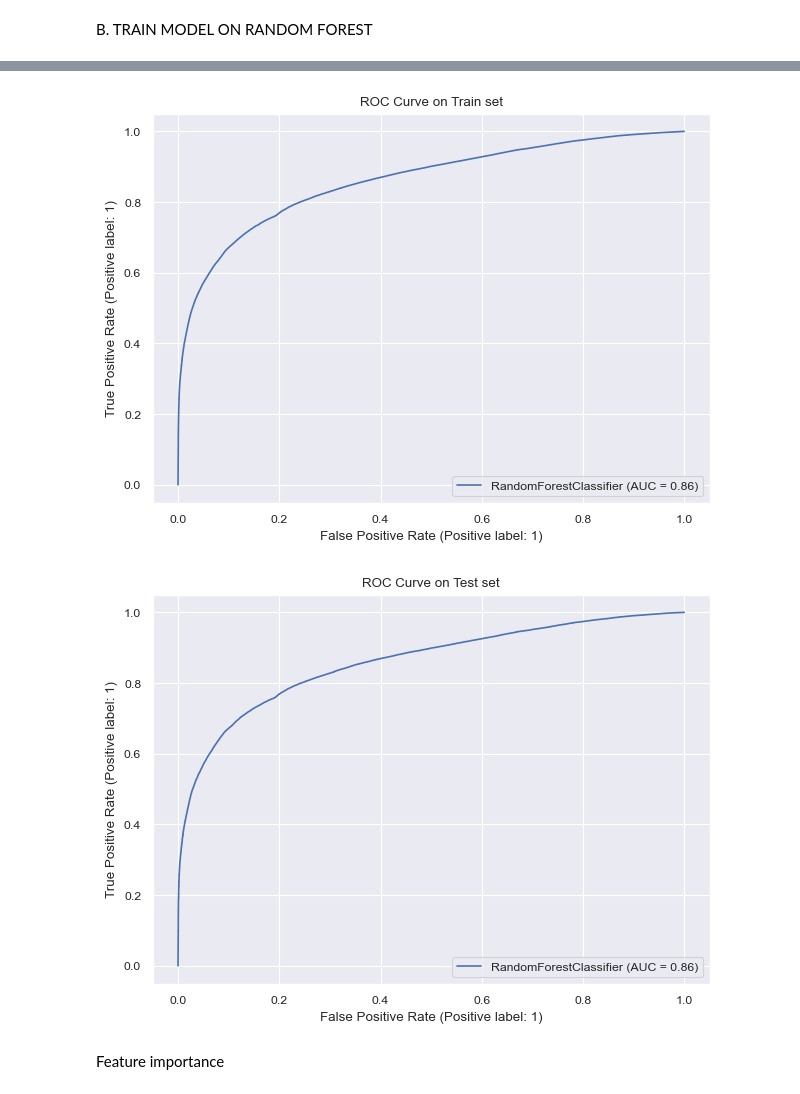
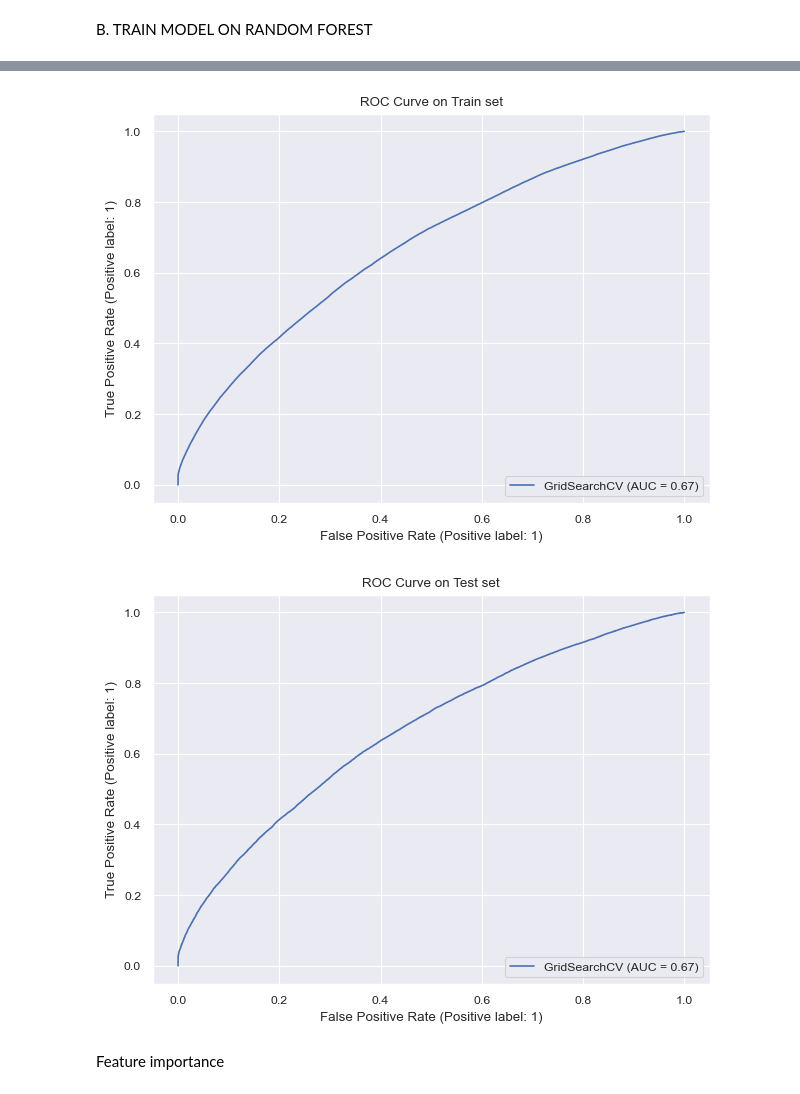
Before and after one commit to loft897/Final-Project-Jedha, a Jupyter notebook: final_project.ipynb, the cells around one changed output, grey strips where cells are left out. Cells and saved outputs as stored; diff of their text form; code cells hidden in the pictures.

```diff
--- a/final_project.ipynb
+++ b/final_project.ipynb
@@ -718,6 +722,6 @@ df.head(3)
 # %%
 # Creation d'un nouveau et ajout d'une colonne d'indicateur de retard qui sera notre variable cible
-df_new = df.copy()
+df_new = sampled_df.copy()
 df_new["DELAYED"] = (df_new["DEP_DELAY_NEW"] > 0).astype(int)
 df_new = df_new.drop(['DEP_DELAY_NEW'], axis=1)
 df_new.head(3)
@@ -966,42 +926,7 @@ A. TRAIN MODEL ON MULTIPLE LOGISTICAL REGRESSION
 # %%
-# Train model
-print("Train model...")
-classifier = LogisticRegression()
-classifier.fit(X_train, Y_train)
-print("...Done.")
-
-# Predictions on training set
-print("Predictions on training set...")
-Y_train_pred = classifier.predict(X_train)
-print("...Done.")
-print(Y_train_pred)
+print("Best hyperparameters : ", gridsearch_xbg.best_params_)
+print("Best validation accuracy : ", gridsearch_xbg.best_score_)
 print()
-
-# It's also possible to get the probabilities estimated by the model:
-print("Probabilities on training set...")
-Y_train_proba = classifier.predict_proba(X_train)
-print("...Done.")
-print(Y_train_proba)
-print()
-
-# Predictions on test set
-print("Predictions on test set...")
-Y_test_pred = classifier.predict(X_test)
-print("...Done.")
-print(Y_test_pred)
-print()
-
-# It's also possible to get the probabilities estimated by the model:
-print("Probabilities on test set...")
-Y_test_proba = classifier.predict_proba(X_test)
-print("...Done.")
-print(Y_test_proba)
-print()
-
-# Print scores
-from sklearn.metrics import f1_score, precision_score, recall_score
-
-
 print("accuracy on training set : ", accuracy_score(Y_train, Y_train_pred))
 print("accuracy on test set : ", accuracy_score(Y_test, Y_test_pred))
 print()
@@ -1271,20 +1195,20 @@ plt.show()
 # %%
 # Visualize ROC curves
 from sklearn.metrics import RocCurveDisplay
 
 
 _ , ax = plt.subplots() # Get subplot from matplotlib
 ax.set(title="ROC Curve on Train set") # Set a title that we will add into ConfusionMatrixDisplay
-RocCurveDisplay.from_estimator(rf_model, X_train, Y_train, ax=ax) # RocCurveDisplay from sklearn
+RocCurveDisplay.from_estimator(gridsearch_rf, X_train, Y_train, ax=ax) # RocCurveDisplay from sklearn
 plt.show()
 
 _ , ax = plt.subplots() # Get subplot from matplotlib
 ax.set(title="ROC Curve on Test set") # Set a title that we will add into ConfusionMatrixDisplay
-RocCurveDisplay.from_estimator(rf_model, X_test, Y_test, ax=ax) # RocCurveDisplay from sklearn
+RocCurveDisplay.from_estimator(gridsearch_rf, X_test, Y_test, ax=ax) # RocCurveDisplay from sklearn
 plt.show()
 # %% [output]
-[figure, old version]
+[figure, new version]
-[figure, old version]
+[figure, new version]
 # %% [markdown]
 Feature importance
 # %%
```
Also changed, not shown: parts of 40 cells of this notebook, 11 other files.
